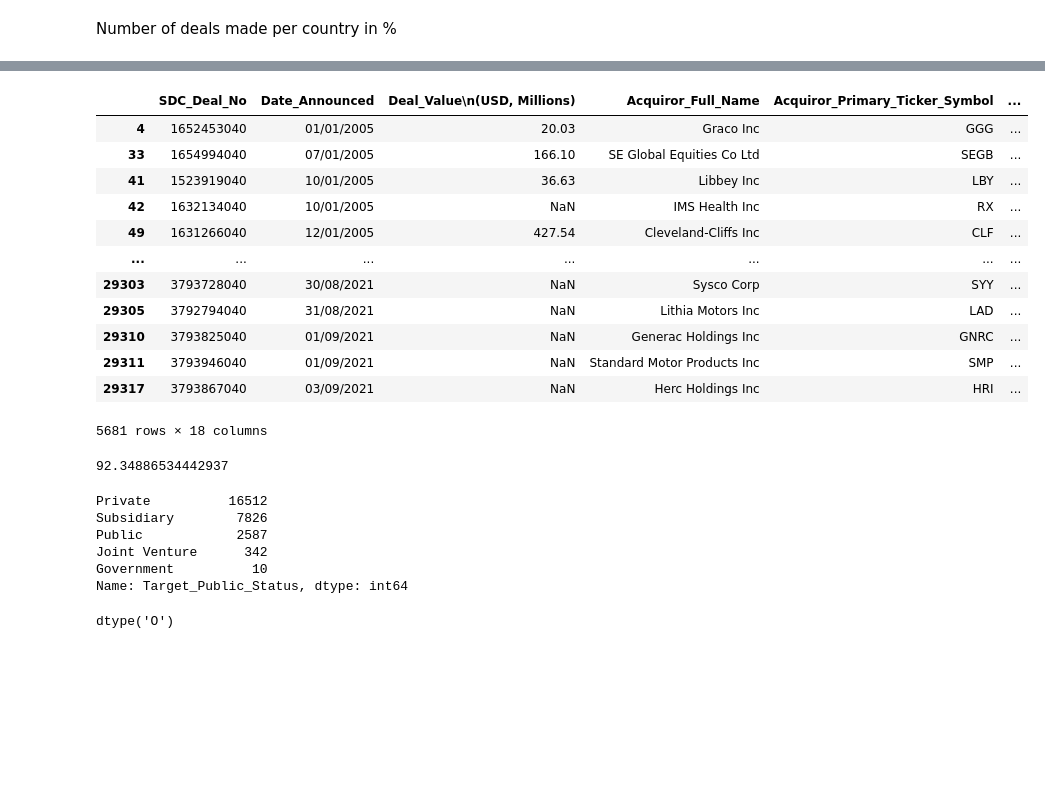
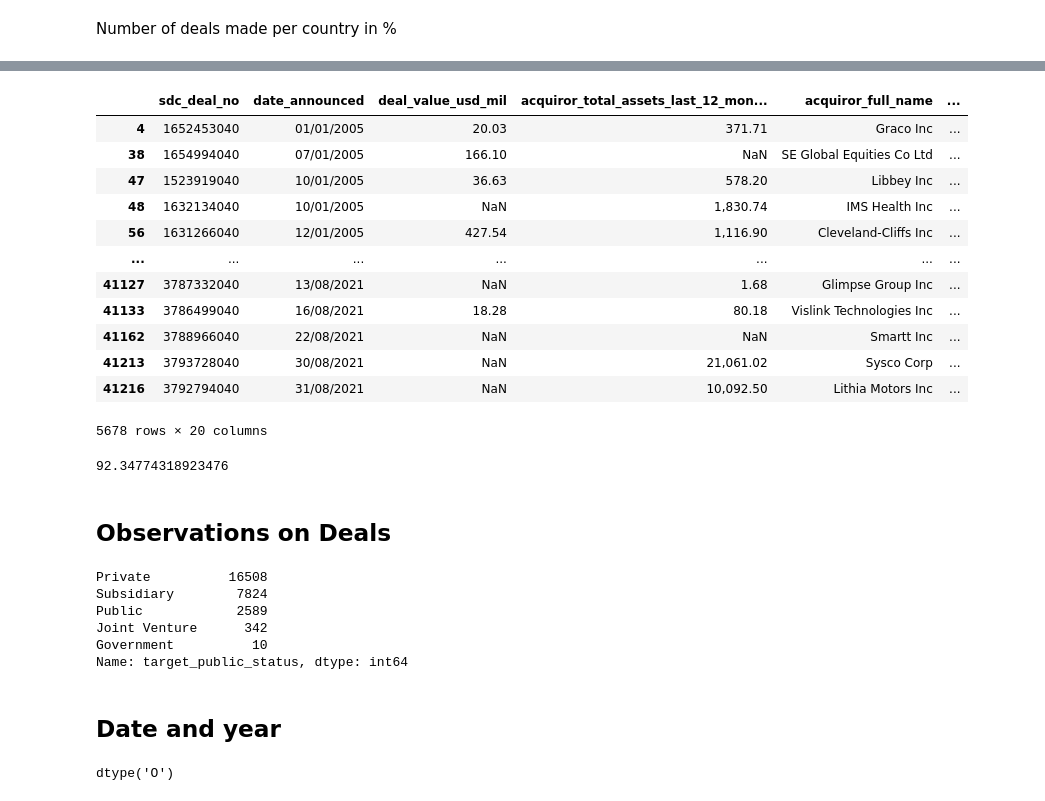
Before and after one commit to cobergmann/MA_PREDICTOR, a Jupyter notebook: notebooks/data_exploration_v.ipynb, the cells around one changed output, grey strips where cells are left out. Cells and saved outputs as stored; diff of their text form; code cells hidden in the pictures; blank space fills up the shorter version.

```diff
--- a/notebooks/data_exploration_v.ipynb
+++ b/notebooks/data_exploration_v.ipynb
@@ -73,15 +74,16 @@ Index(['SDC Deal No', 'Date Announced', 'Deal Value\n(USD, Millions)',
       dtype='object')
 # %%
-new_cols = ['SDC_Deal_No', 'Date_Announced', 'Deal_Value\n(USD, Millions)',
-       'Acquiror_Full_Name', 'Acquiror_Primary_Ticker_Symbol',
-       'Target_Full_Name', 'Target_Nation', 'Acquiror_Nation',
-       'Target_Public_Status', 'Acquiror_TRBC_Industry',
-       'Target_TRBC_Industry', 'Percentage_of_Shares_Held_at_Announcement',
-       'Percentage_of_Shares_Acquired_in_Transaction',
-       'Consideration_Offered', 'Deal_Attitude',
-       'Acquisition_Techniques',
-       'Acquiror_Financial_Advisors_Name',
-       'Target_Financial_Advisors_Name']
+new_cols = ['sdc_deal_no', 'date_announced', 'deal_value_usd_mil',
+       'acquiror_total_assets_last_12_months_usd_mil',
+       'acquiror_full_name', 'acquiror_primary_ticker_symbol',
+       'target_full_name', 'target_nation', 'acquiror_nation',
+       'target_public_status', 'acquiror_TRBC_industry',
+       'target_TRBC_industry', 'percentage_of_shares_held_at_announcement',
+       'percentage_of_shares_acquired_in_transaction',
+       'consideration_offered', 'deal_attitude',
+       'acquisition_techniques',
+       'acquiror_financial_advisors_name',
+       'target_financial_advisors_name', 'purpose']
 # %%
 df_us.columns = new_cols
 # %%
@@ -139,5 +139,5 @@ df_us['Percentage_of_Shares_Held_at_Announcement'].isna().sum()
 # %%
-df_us['Percentage_of_Shares_Held_at_Announcement'] = df_us.Percentage_of_Shares_Held_at_Announcement.replace(np.nan, 0)
+df_us['percentage_of_shares_held_at_announcement'] = df_us.percentage_of_shares_held_at_announcement.replace(np.nan, 0)
 df_us
 # %% [output]
 A value is trying to be set on a copy of a slice from a DataFrame.
@@ -187,6 +185,6 @@ dtype: int64
 # %% [markdown]
 ### Cleaning NaN values from Percentage_of_Shares_Acquired_in_Transaction
 # %%
-df_us_filtered = (df_us.loc[df_us['Percentage_of_Shares_Acquired_in_Transaction'] != 0.0])
+df_us_filtered = (df_us.loc[df_us['percentage_of_shares_acquired_in_transaction'] != 0.0])
 df_us_filtered
 # %% [output]
@@ -229,15 +225,15 @@ dtype: int64
 ## Clean the rest of the dataset
 # %%
 # Drop NaN of columns of interest
-df_us_filtered = df_us_filtered.dropna(subset = ['Target_Nation'])
+df_us_filtered = df_us_filtered.dropna(subset = ['target_nation'])
 
-df_us_filtered = df_us_filtered.dropna(subset = ['Consideration_Offered'])
+df_us_filtered = df_us_filtered.dropna(subset = ['consideration_offered'])
 
-df_us_filtered = df_us_filtered.dropna(subset = ['Acquiror_Primary_Ticker_Symbol'])
+df_us_filtered = df_us_filtered.dropna(subset = ['acquiror_primary_ticker_symbol'])
 
-df_us_filtered = df_us_filtered.dropna(subset = ['Target_TRBC_Industry'])
+df_us_filtered = df_us_filtered.dropna(subset = ['target_TRBC_industry'])
 
-df_us_filtered_clean = df_us_filtered.dropna(subset = ['Target_Full_Name'])
+df_us_filtered_clean = df_us_filtered.dropna(subset = ['target_full_name'])
 # %%
 df_us_filtered_clean.isna().sum().sort_values(ascending=False)
 # %% [output]
@@ -729,36 +730,40 @@ Name: Target_Nation, dtype: float64
 # %%
 # Nation of Target non U.S
-(df_us_filtered_clean.loc[df_us_filtered_clean['Target_Nation'] != 'United States'])
+(df_us_filtered_clean.loc[df_us_filtered_clean['target_nation'] != 'United States'])
 # %% [output]
-|  | SDC_Deal_No | Date_Announced | Deal_Value\n(USD, Millions) | Acquiror_Full_Name | Acquiror_Primary_Ticker_Symbol | ... |
-| 4 | 1652453040 | 01/01/2005 | 20.03 | Graco Inc | GGG | ... |
-| 33 | 1654994040 | 07/01/2005 | 166.10 | SE Global Equities Co Ltd | SEGB | ... |
-| 41 | 1523919040 | 10/01/2005 | 36.63 | Libbey Inc | LBY | ... |
-| 42 | 1632134040 | 10/01/2005 | NaN | IMS Health Inc | RX | ... |
-| 49 | 1631266040 | 12/01/2005 | 427.54 | Cleveland-Cliffs Inc | CLF | ... |
+|  | sdc_deal_no | date_announced | deal_value_usd_mil | acquiror_total_assets_last_12_mon... | acquiror_full_name | ... |
+| 4 | 1652453040 | 01/01/2005 | 20.03 | 371.71 | Graco Inc | ... |
+| 38 | 1654994040 | 07/01/2005 | 166.10 | NaN | SE Global Equities Co Ltd | ... |
+| 47 | 1523919040 | 10/01/2005 | 36.63 | 578.20 | Libbey Inc | ... |
+| 48 | 1632134040 | 10/01/2005 | NaN | 1,830.74 | IMS Health Inc | ... |
+| 56 | 1631266040 | 12/01/2005 | 427.54 | 1,116.90 | Cleveland-Cliffs Inc | ... |
 | ... | ... | ... | ... | ... | ... | ... |
-| 29303 | 3793728040 | 30/08/2021 | NaN | Sysco Corp | SYY | ... |
-| 29305 | 3792794040 | 31/08/2021 | NaN | Lithia Motors Inc | LAD | ... |
-| 29310 | 3793825040 | 01/09/2021 | NaN | Generac Holdings Inc | GNRC | ... |
-| 29311 | 3793946040 | 01/09/2021 | NaN | Standard Motor Products Inc | SMP | ... |
-| 29317 | 3793867040 | 03/09/2021 | NaN | Herc Holdings Inc | HRI | ... |
+| 41127 | 3787332040 | 13/08/2021 | NaN | 1.68 | Glimpse Group Inc | ... |
+| 41133 | 3786499040 | 16/08/2021 | 18.28 | 80.18 | Vislink Technologies Inc | ... |
+| 41162 | 3788966040 | 22/08/2021 | NaN | NaN | Smartt Inc | ... |
+| 41213 | 3793728040 | 30/08/2021 | NaN | 21,061.02 | Sysco Corp | ... |
+| 41216 | 3792794040 | 31/08/2021 | NaN | 10,092.50 | Lithia Motors Inc | ... |
-5681 rows × 18 columns
+5678 rows × 20 columns
 # %%
 # Percentage of the dataset that will be used if considerating the Target_Nation
 
-percent_data = ((df_us_filtered_clean['Target_Nation'].value_counts() / len(df_us_filtered_clean)) * 100).nlargest(n=10, keep='first').sum()
+percent_data = ((df_us_filtered_clean['target_nation'].value_counts() / len(df_us_filtered_clean)) * 100).nlargest(n=10, keep='first').sum()
 percent_data
 # %% [output]
-92.34886534442937
+92.34774318923476
+# %% [markdown]
+## Observations on Deals
 # %%
 # Company status
 
-df_us_filtered_clean['Target_Public_Status'].value_counts()
+df_us_filtered_clean['target_public_status'].value_counts()
 # %% [output]
-Private          16512
-Subsidiary        7826
-Public            2587
+Private          16508
+Subsidiary        7824
+Public            2589
 Joint Venture      342
 Government          10
-Name: Target_Public_Status, dtype: int64
+Name: target_public_status, dtype: int64
+# %% [markdown]
+## Date and year
 # %%
```
Also changed, not shown: parts of 61 cells of this notebook.
